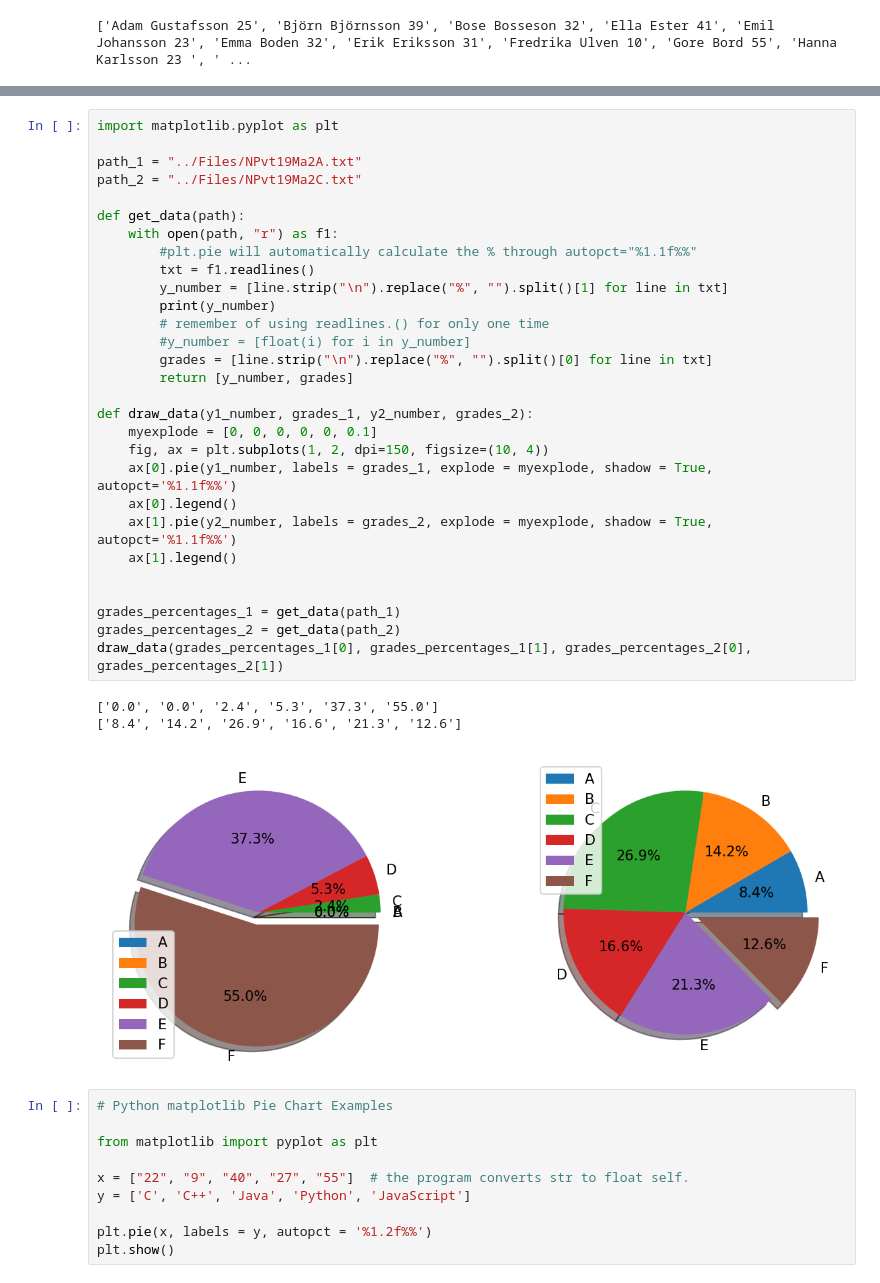
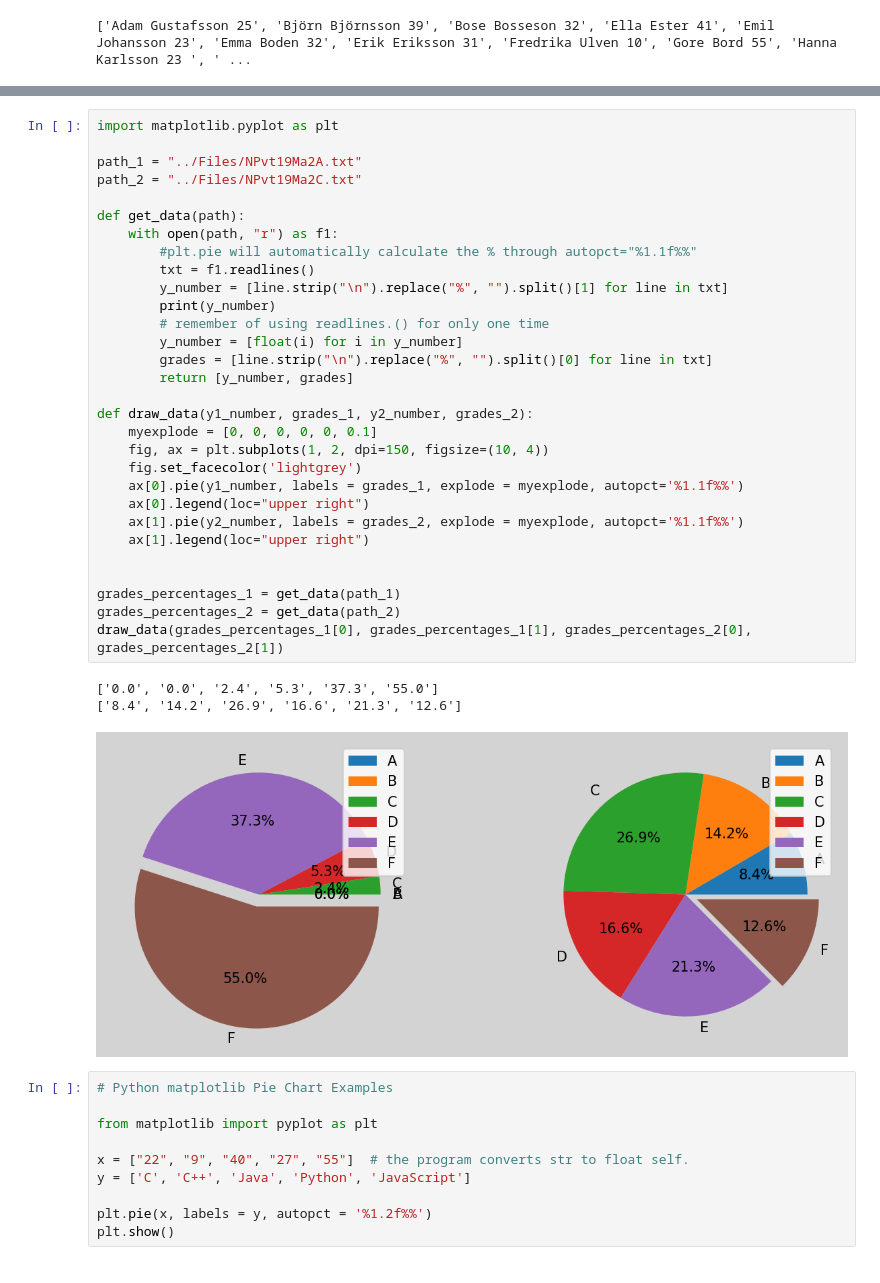
Before and after one commit to yuna-liu/python-programming-Yuna-Liu, a Jupyter notebook: Exercises/08-file-handling-exercise-done.ipynb, the cells around one changed output, grey strips where cells are left out. Drawn from its saved outputs; the diff is of its cells as text.

Commit message:
fig.set_facecolor('lightgrey')

```diff
--- a/Exercises/08-file-handling-exercise-done.ipynb
+++ b/Exercises/08-file-handling-exercise-done.ipynb
@@ -338,36 +338,37 @@ Use **subplot** in **matplotlib**
 # %%
 import matplotlib.pyplot as plt
 
 path_1 = "../Files/NPvt19Ma2A.txt"
 path_2 = "../Files/NPvt19Ma2C.txt"
 
 def get_data(path):
     with open(path, "r") as f1:
         #plt.pie will automatically calculate the % through autopct="%1.1f%%"
         txt = f1.readlines()
         y_number = [line.strip("\n").replace("%", "").split()[1] for line in txt]
         print(y_number)
         # remember of using readlines.() for only one time
-        #y_number = [float(i) for i in y_number]
+        y_number = [float(i) for i in y_number]
         grades = [line.strip("\n").replace("%", "").split()[0] for line in txt]
         return [y_number, grades]
 
 def draw_data(y1_number, grades_1, y2_number, grades_2):
     myexplode = [0, 0, 0, 0, 0, 0.1]
     fig, ax = plt.subplots(1, 2, dpi=150, figsize=(10, 4))
-    ax[0].pie(y1_number, labels = grades_1, explode = myexplode, shadow = True, autopct='%1.1f%%')
-    ax[0].legend()
-    ax[1].pie(y2_number, labels = grades_2, explode = myexplode, shadow = True, autopct='%1.1f%%')
-    ax[1].legend()
+    fig.set_facecolor('lightgrey')
+    ax[0].pie(y1_number, labels = grades_1, explode = myexplode, autopct='%1.1f%%')
+    ax[0].legend(loc="upper right")
+    ax[1].pie(y2_number, labels = grades_2, explode = myexplode, autopct='%1.1f%%')
+    ax[1].legend(loc="upper right")
 
 
 grades_percentages_1 = get_data(path_1)
 grades_percentages_2 = get_data(path_2)
 draw_data(grades_percentages_1[0], grades_percentages_1[1], grades_percentages_2[0], grades_percentages_2[1])
 # %% [output]
 ['0.0', '0.0', '2.4', '5.3', '37.3', '55.0']
 ['8.4', '14.2', '26.9', '16.6', '21.3', '12.6']
-[figure, old version]
+[figure, new version]
 # %%
 # Python matplotlib Pie Chart Examples
 
```
Also changed, not shown: parts of 1 cell of this notebook, 1 other file.
